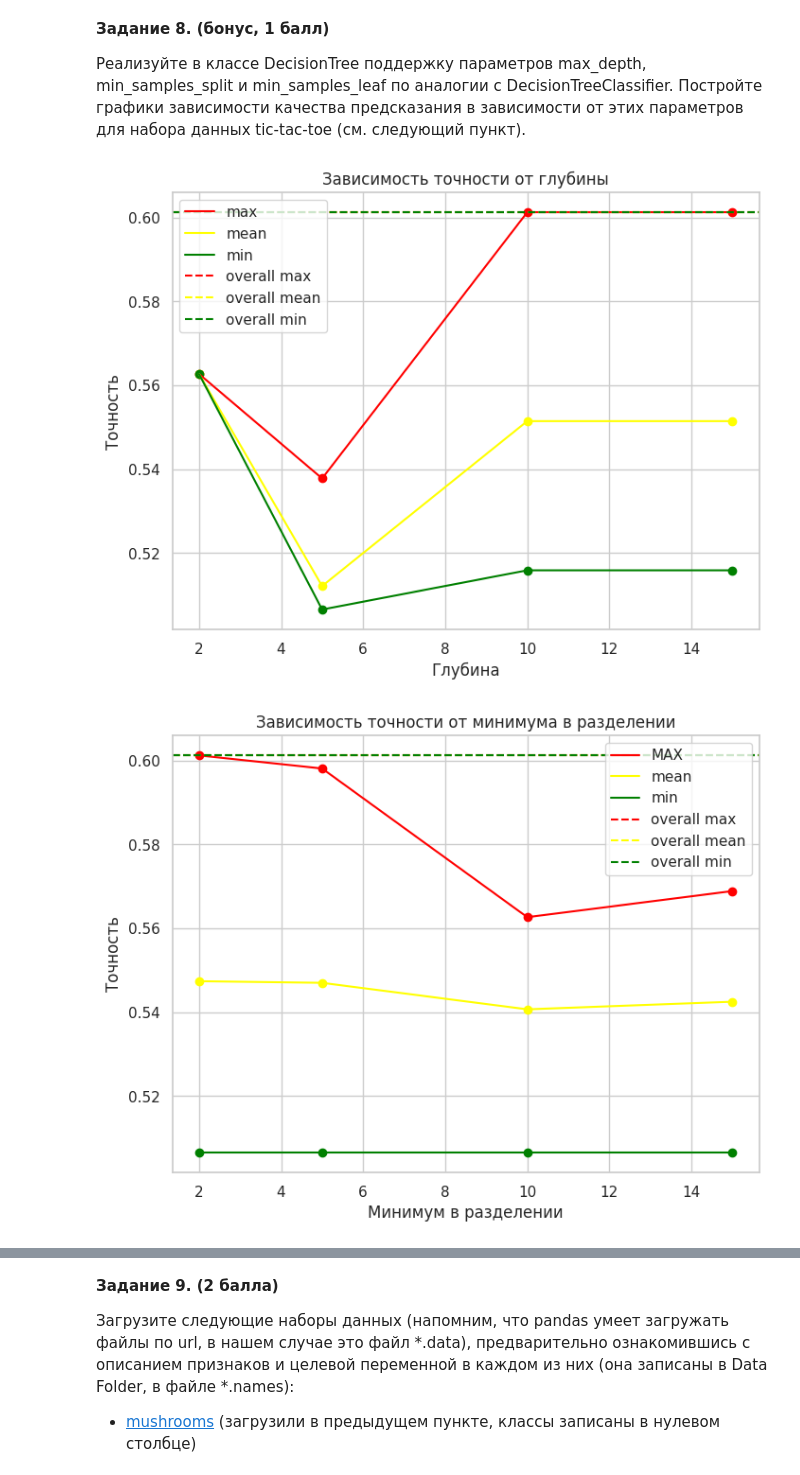
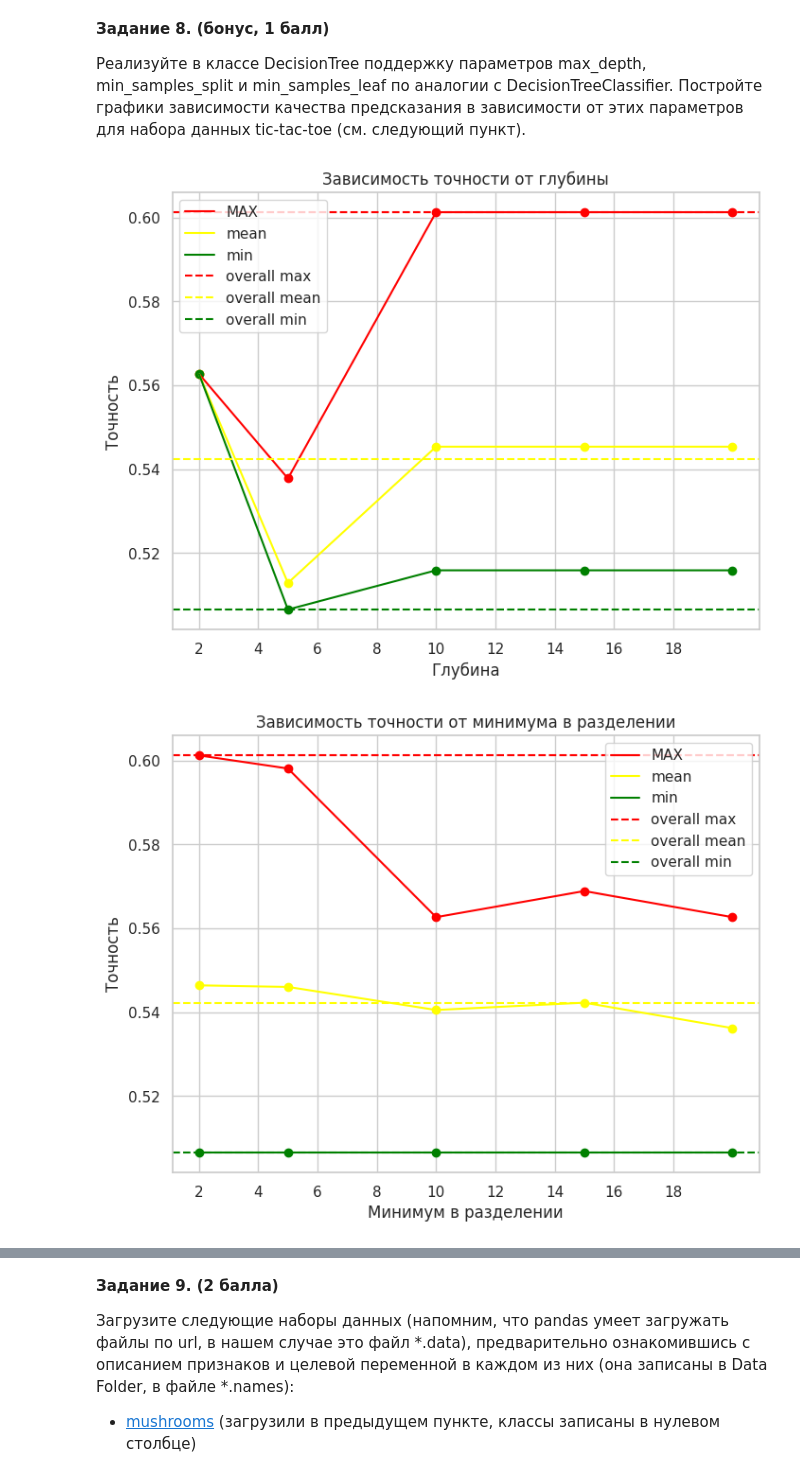
Before and after one commit to soules-one/ML, a Jupyter notebook: hw2/hw2-trees.ipynb, the cells around one changed output, grey strips where cells are left out. Drawn from its saved outputs; the diff is of its cells as text; code cells hidden in the pictures.

```diff
--- a/hw2/hw2-trees.ipynb
+++ b/hw2/hw2-trees.ipynb
@@ -353,7 +353,7 @@ df = pd.read_csv("./datasets/tic-tac-toe-endgame.csv", header=None)
 X = df.iloc[:, :-1].apply(LabelEncoder().fit_transform).values
 y = LabelEncoder().fit_transform(df.iloc[:, -1].values)
 
-samples = [2, 5, 10, 15]
+samples = [2, 5, 10, 15, 20]
 
 tres = []
 
@@ -381,15 +381,16 @@ for md in samples:
     mx.append(vals.max())
     me.append(vals.mean())
     mn.append(vals.min())
-plt.plot(samples, mx, c="red", label="max")
+plt.xticks(np.arange(0, 20, 2))
+plt.plot(samples, mx, c="red", label="MAX")
 plt.plot(samples, me, c="yellow", label="mean")
 plt.plot(samples, mn, c="green", label="min")
 plt.scatter(samples, mx, c="red")
 plt.scatter(samples, me, c="yellow")
 plt.scatter(samples, mn, c="green")
 plt.axhline(amx, c="red", label="overall max", linestyle="--")
-plt.axhline(amx, c="yellow", label="overall mean", linestyle="--")
-plt.axhline(amx, c="green", label="overall min", linestyle="--")
+plt.axhline(ame, c="yellow", label="overall mean", linestyle="--")
+plt.axhline(amn, c="green", label="overall min", linestyle="--")
 plt.xlabel("Глубина")
 plt.ylabel("Точность")
 plt.title("Зависимость точности от глубины")
@@ -406,6 +407,7 @@ for mss in samples:
     mx.append(vals.max())
     me.append(vals.mean())
     mn.append(vals.min())
+plt.xticks(np.arange(0, 20, 2))
 plt.plot(samples, mx, c="red", label="MAX")
 plt.plot(samples, me, c="yellow", label="mean")
 plt.plot(samples, mn, c="green", label="min")
@@ -413,42 +415,43 @@ plt.scatter(samples, mx, c="red")
 plt.scatter(samples, me, c="yellow")
 plt.scatter(samples, mn, c="green")
 plt.axhline(amx, c="red", label="overall max", linestyle="--")
-plt.axhline(amx, c="yellow", label="overall mean", linestyle="--")
-plt.axhline(amx, c="green", label="overall min", linestyle="--")
+plt.axhline(ame, c="yellow", label="overall mean", linestyle="--")
+plt.axhline(amn, c="green", label="overall min", linestyle="--")
 plt.xlabel("Минимум в разделении")
 plt.ylabel("Точность")
 plt.title("Зависимость точности от минимума в разделении")
 plt.grid(True)
 plt.legend()
 plt.show()
 mn.clear()
 me.clear()
 mx.clear()
 
 plt.figure(figsize=(8,6))
 for msl in samples:
     vals = res[res["msl"] == msl]["acc"]
     mx.append(vals.max())
     me.append(vals.mean())
     mn.append(vals.min())
+plt.xticks(np.arange(0, 20, 2))
 plt.plot(samples, mx, c="red", label="MAX")
 plt.plot(samples, me, c="yellow", label="mean")
 plt.plot(samples, mn, c="green", label="min")
 plt.scatter(samples, mx, c="red")
 plt.scatter(samples, me, c="yellow")
 plt.scatter(samples, mn, c="green")
 plt.axhline(amx, c="red", label="overall max", linestyle="--")
-plt.axhline(amx, c="yellow", label="overall mean", linestyle="--")
-plt.axhline(amx, c="green", label="overall min", linestyle="--")
+plt.axhline(ame, c="yellow", label="overall mean", linestyle="--")
+plt.axhline(amn, c="green", label="overall min", linestyle="--")
 plt.xlabel("Минимум в листе")
 plt.ylabel("Точность")
 plt.title("Зависимость точности от минимума в листе")
 plt.grid(True)
 plt.legend()
 plt.show()
 mn.clear()
 me.clear()
 mx.clear()
 # %% [output]
-[figure, old version]
+[figure, new version]
-[figure, old version]
+[figure, new version]
```
Also changed, not shown: parts of 3 cells of this notebook.
